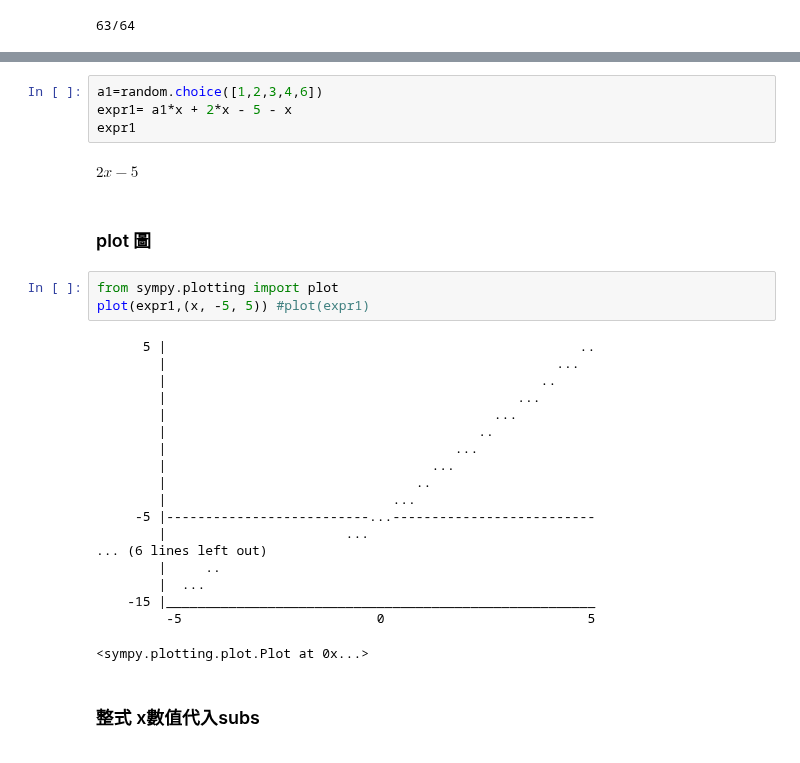
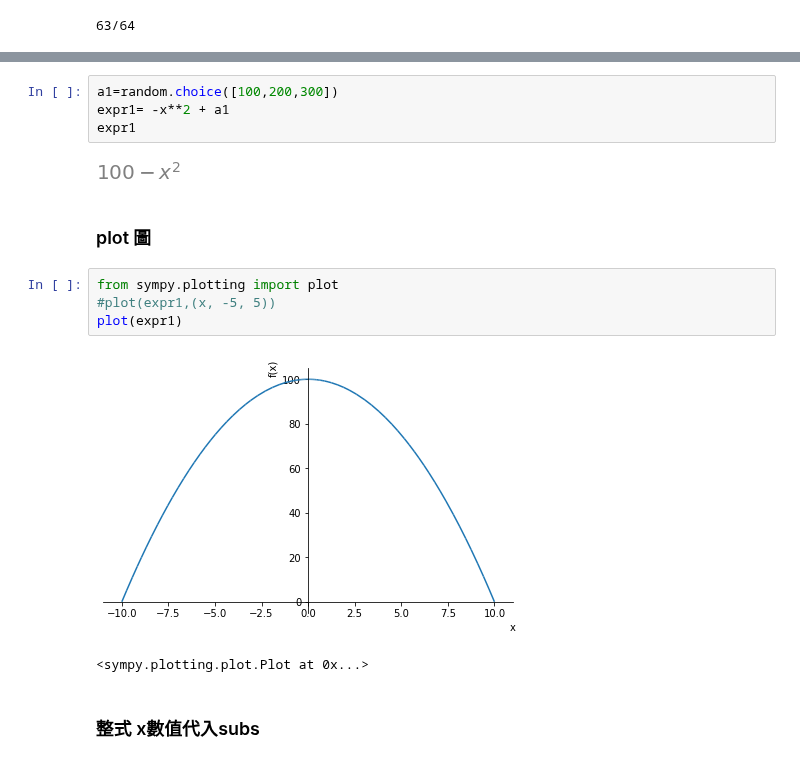
Before and after one commit to eddylin2015/mathsym, a Jupyter notebook: meeting/lesson01_ex.ipynb, the cells around one changed output, grey strips where cells are left out. Drawn from its saved outputs; the diff is of its cells as text.

```diff
--- a/meeting/lesson01_ex.ipynb
+++ b/meeting/lesson01_ex.ipynb
@@ -115,33 +133,18 @@ $\displaystyle x^{2} + y^{2} + z^{2} - \frac{1}{x^{2} + y^{2} + z^{2}} + \frac{x
 # %%
-a1=random.choice([1,2,3,4,6])
-expr1= a1*x + 2*x - 5 - x
+a1=random.choice([100,200,300])
+expr1= -x**2 + a1
 expr1
 # %% [output]
-$\displaystyle 2 x - 5$
+[figure, added]
 # %% [markdown]
 ### plot 圖
 # %%
 from sympy.plotting import plot
-plot(expr1,(x, -5, 5)) #plot(expr1)
+#plot(expr1,(x, -5, 5))
+plot(expr1)
 # %% [output]
+[figure, added]
-      5 |                                                     ..
-        |                                                  ...
-        |                                                ..
-        |                                             ...
-        |                                          ...
-        |                                        ..
-        |                                     ...
-        |                                  ...
-        |                                ..
-        |                             ...
-     -5 |--------------------------...--------------------------
-        |                       ...
-... (6 lines left out)
-        |     ..
-        |  ...
-    -15 |_______________________________________________________
-         -5                         0                          5
+<sympy.plotting.plot.Plot at 0x...>
-<sympy.plotting.plot.Plot at 0x...>
 # %% [markdown]
 ### 整式 x數值代入subs
 # %%
```
Also changed, not shown: parts of 33 cells of this notebook.
